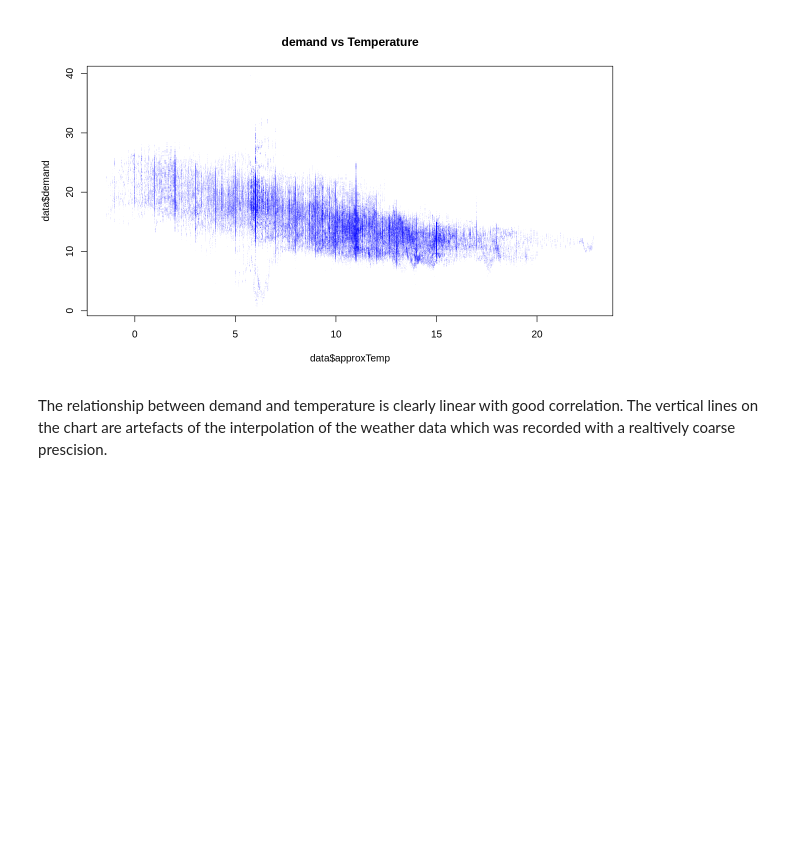
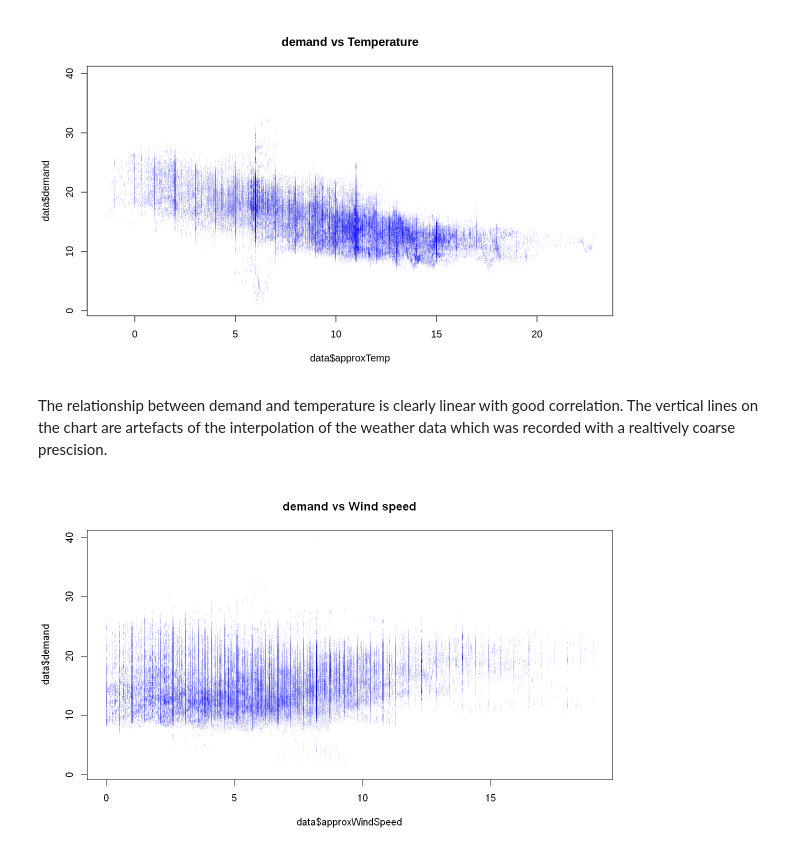
Before and after one commit to srendall91/orkney-electricity, a Jupyter notebook: ssen_weather_combine/demand_and_temp.ipynb, the cells around one changed output. Drawn from its saved outputs; the diff is of its cells as text; code cells hidden in the pictures; blank space fills up the shorter version.

Commit message:
added demand vs windspeed

```diff
--- a/ssen_weather_combine/demand_and_temp.ipynb
+++ b/ssen_weather_combine/demand_and_temp.ipynb
@@ -59,3 +59,7 @@ plot(data$approxTemp, data$demand, main='demand vs Temperature', type="p",col=al
 [figure]
 # %% [markdown]
 The relationship between demand and temperature is clearly linear with good correlation.  The vertical lines on the chart are artefacts of the interpolation of the weather data which was recorded with a realtively coarse prescision.
+# %%
+plot(data$approxWindSpeed, data$demand, main='demand vs Wind speed', type="p",col=alpha(c("blue"), 0.08), pch=46)
+# %% [output]
+[figure, added]
```
Also changed, not shown: parts of 1 cell of this notebook.
